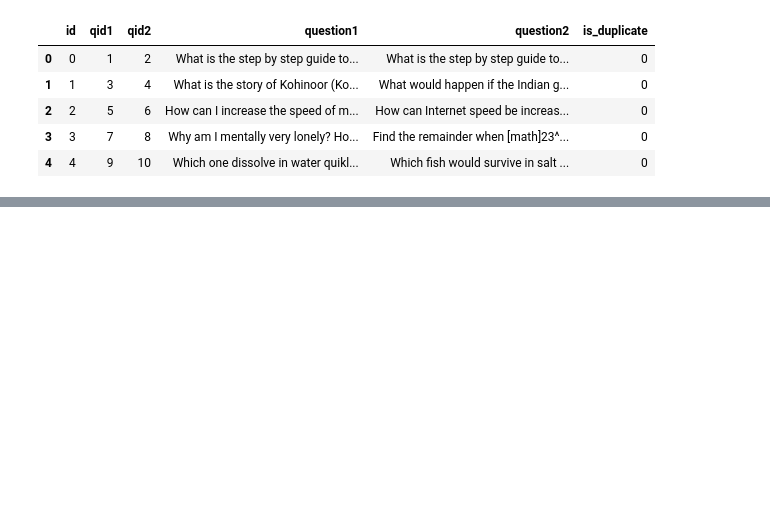
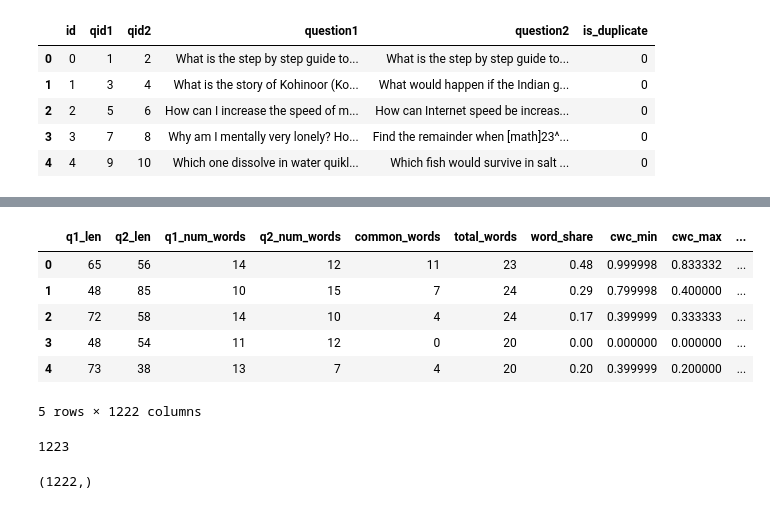
Before and after one commit to vky6366/Quora-Question-Pairs, a Jupyter notebook: Preprocessing and training/quora-question-pairs.ipynb, the cells around one changed output, grey strips where cells are left out. Saved outputs shown, nothing was run; the diff lists cells and outputs as text; code cells hidden in the pictures; blank space fills up the shorter version.

```diff
--- a/Preprocessing and training/quora-question-pairs.ipynb
+++ b/Preprocessing and training/quora-question-pairs.ipynb
@@ -306,0 +422,9 @@ df.to_csv('preprocessed1.csv', index=False)
+# %%
+import numpy as np
+
+def combine_vectors(row):
+    q1 = np.array(row['q1_w2v'])
+    q2 = np.array(row['q2_w2v'])
+    return np.concatenate([q1, q2, np.abs(q1 - q2), (q1 + q2) / 2])  # 1200-dim
+
+ques_df['combined_w2v'] = ques_df.apply(combine_vectors, axis=1)
@@ -306,0 +437,11 @@ df.to_csv('preprocessed1.csv', index=False)
+# %%
+w2v_array = np.vstack(ques_df['combined_w2v'].values)  # shape: (num_rows, 1200)
+
+w2v_df = pd.DataFrame(w2v_array, columns=[f'w2v_{i}' for i in range(w2v_array.shape[1])])
+# %%
+# Reset index if needed
+final_df = final_df.reset_index(drop=True)
+w2v_df = w2v_df.reset_index(drop=True)
+
+# Final dataset
+final_dataset = pd.concat([final_df, w2v_df], axis=1)
@@ -306,0 +458,13 @@ df.to_csv('preprocessed1.csv', index=False)
+# %%
+X = final_dataset.iloc[:,1:]
+y = final_dataset.iloc[:,0]
+# %%
+X.head()
+# %% [output]
+|  | q1_len | q2_len | q1_num_words | q2_num_words | common_words | total_words | word_share | cwc_min | cwc_max | ... |
+| 0 | 65 | 56 | 14 | 12 | 11 | 23 | 0.48 | 0.999998 | 0.833332 | ... |
+| 1 | 48 | 85 | 10 | 15 | 7 | 24 | 0.29 | 0.799998 | 0.400000 | ... |
+| 2 | 72 | 58 | 14 | 10 | 4 | 24 | 0.17 | 0.399999 | 0.333333 | ... |
+| 3 | 48 | 54 | 11 | 12 | 0 | 20 | 0.00 | 0.000000 | 0.000000 | ... |
+| 4 | 73 | 38 | 13 | 7 | 4 | 20 | 0.20 | 0.399999 | 0.200000 | ... |
+5 rows × 1222 columns
@@ -306,0 +474,9 @@ df.to_csv('preprocessed1.csv', index=False)
+# %%
+input_shape=(final_dataset.shape[1])
+input_shape
+# %% [output]
+1223
+# %%
+(final_dataset.shape[1]-1,)
+# %% [output]
+(1222,)
```
Also changed, not shown: parts of 25 cells of this notebook.
